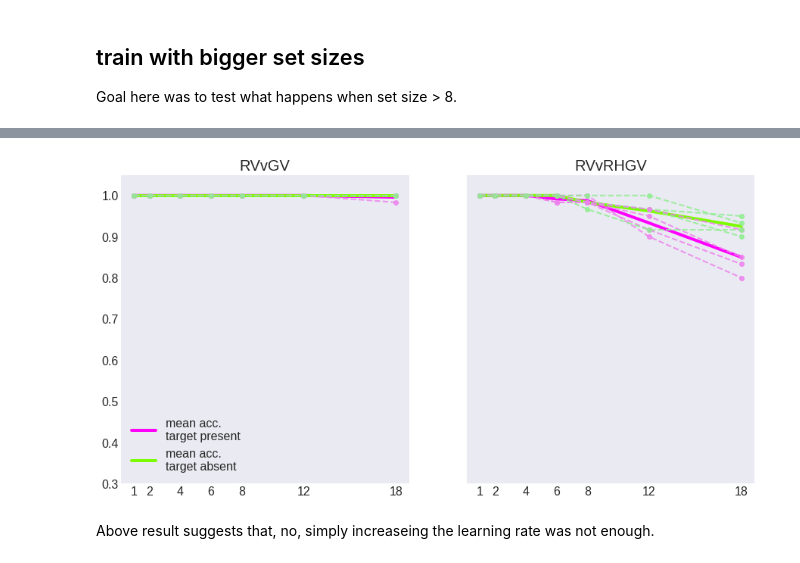
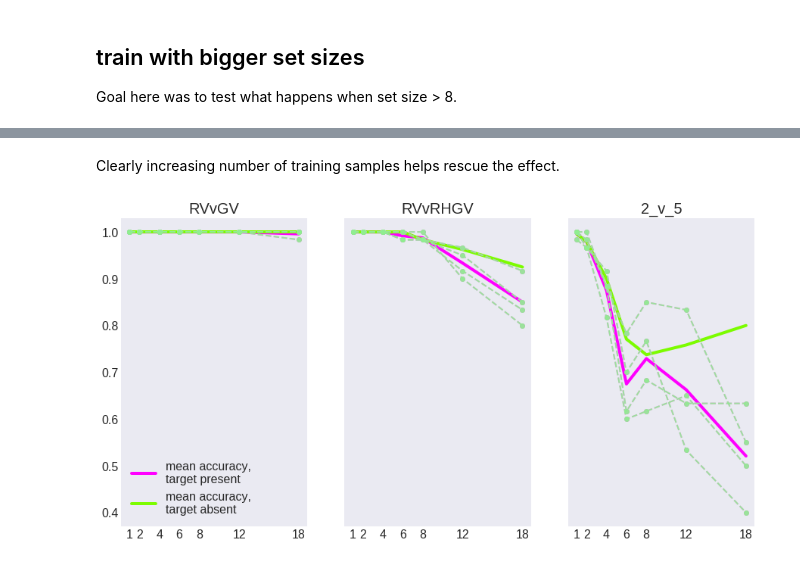
Before and after one commit to NickleDave/visual-search-nets, a Jupyter notebook: docs/notebooks/supp-info/alexnet-train-big-set-size.ipynb, the cells around one changed output, grey strips where cells are left out. Saved outputs shown, nothing was run; the diff lists cells and outputs as text; code cells hidden in the pictures.

```diff
--- a/docs/notebooks/supp-info/alexnet-train-big-set-size.ipynb
+++ b/docs/notebooks/supp-info/alexnet-train-big-set-size.ipynb
@@ -35,0 +23,2 @@ data_gz_paths = data_gz_paths[1:]
+# %%
+test_csv_path='../../../data/csv/alexnet_train_big_set_size_and_sample_size.csv'
@@ -46,2 +55,2 @@ searchnets.utils.general.results_csv(data_prep_dir,
 # %%
-atbss_df = pd.read_csv('alexnet_train_big_set_size_data.csv')
+atbss_df = pd.read_csv(test_csv_path)
@@ -57,24 +93,31 @@ atbss_df.head()
+# %% [markdown]
+Clearly increasing number of training samples helps rescue the effect.
 # %%
 figsize=(15,7.5)
-fig, ax = plt.subplots(1, 2, sharex=True, sharey=True, figsize=figsize)
+fig, ax = plt.subplots(1, 3, sharex=True, sharey=True, figsize=figsize)
 # add a big axis, hide frame
 fig.add_subplot(111, frameon=False)
 # hide tick and tick label of the big axis
 plt.tick_params(labelcolor='none', top=False, bottom=False, left=False, right=False)
 
 for col, (stim_name, stim_abbrev) in enumerate(zip(
-    ['feature', 'conjunction',],
-    ['RVvGV', 'RVvRHGV',])):
+    ['feature', 'conjunction', 'spatial config.'],
+    ['RVvGV', 'RVvRHGV', '2_v_5'])):
         if col==0:
             add_legend=True
         else:
             add_legend=False
 
-        searchnets.plot.acc_v_set_size_df(df=atbss_df, net_name='alexnet',
-                                          train_type='train_big_set_size', stimulus=stim_abbrev,
-                                          ylim=(0.3, 1.05), ax=ax[col], add_legend=add_legend)
+        searchnets.plot.metric_v_set_size_df(df=atbss_df,
+                                             net_name='alexnet',
+                                             train_type='train_big_set_size',
+                                             stimulus=stim_abbrev,
+                                             metric='accuracy',
+                                             conditions=['present', 'absent'],
+                                             set_ylim=False,
+                                             ax=ax[col],
+                                             ylim=(0.3, 1.05),
+                                             add_legend=add_legend)
         ax[col].set_title(stim_abbrev)
 # %% [output]
-[figure, old version]
+[figure, new version]
-# %% [markdown]
-Above result suggests that, no, simply increaseing the learning rate was not enough.
```
Also changed, not shown: parts of 13 cells of this notebook, 1 other file.
